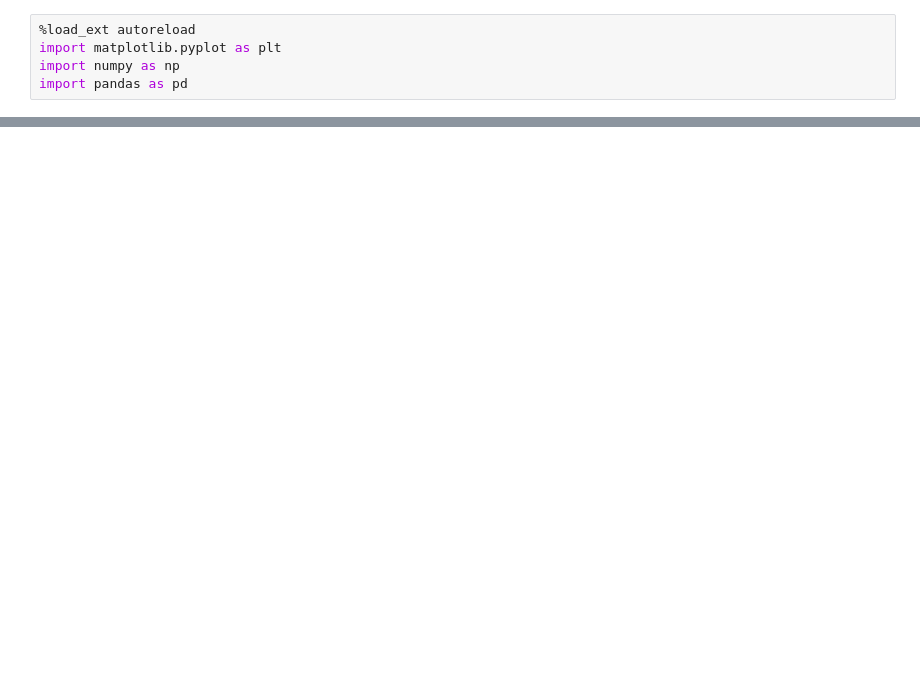
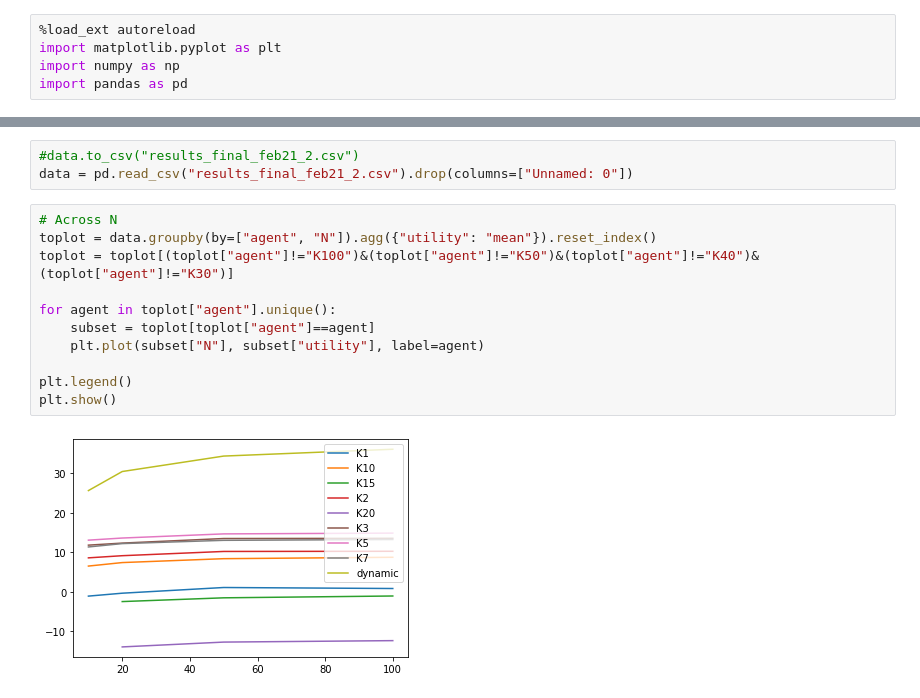
Before and after one commit to jonasalexander/thesis, a Jupyter notebook: simulation/comparison.ipynb, the cells around one changed output, grey strips where cells are left out. Cells and saved outputs as stored; diff of their text form; blank space fills up the shorter version.

Commit message:
update comparison with settings and visuals for draft

```diff
--- a/simulation/comparison.ipynb
+++ b/simulation/comparison.ipynb
@@ -96,0 +74,16 @@ data.head(48)
+# %%
+#data.to_csv("results_final_feb21_2.csv")
+data = pd.read_csv("results_final_feb21_2.csv").drop(columns=["Unnamed: 0"])
+# %%
+# Across N
+toplot = data.groupby(by=["agent", "N"]).agg({"utility": "mean"}).reset_index()
+toplot = toplot[(toplot["agent"]!="K100")&(toplot["agent"]!="K50")&(toplot["agent"]!="K40")&(toplot["agent"]!="K30")]
+
+for agent in toplot["agent"].unique():
+    subset = toplot[toplot["agent"]==agent]
+    plt.plot(subset["N"], subset["utility"], label=agent)
+
+plt.legend()
+plt.show()
+# %% [output]
+[figure, added]
```
Also changed, not shown: parts of 25 cells of this notebook.
